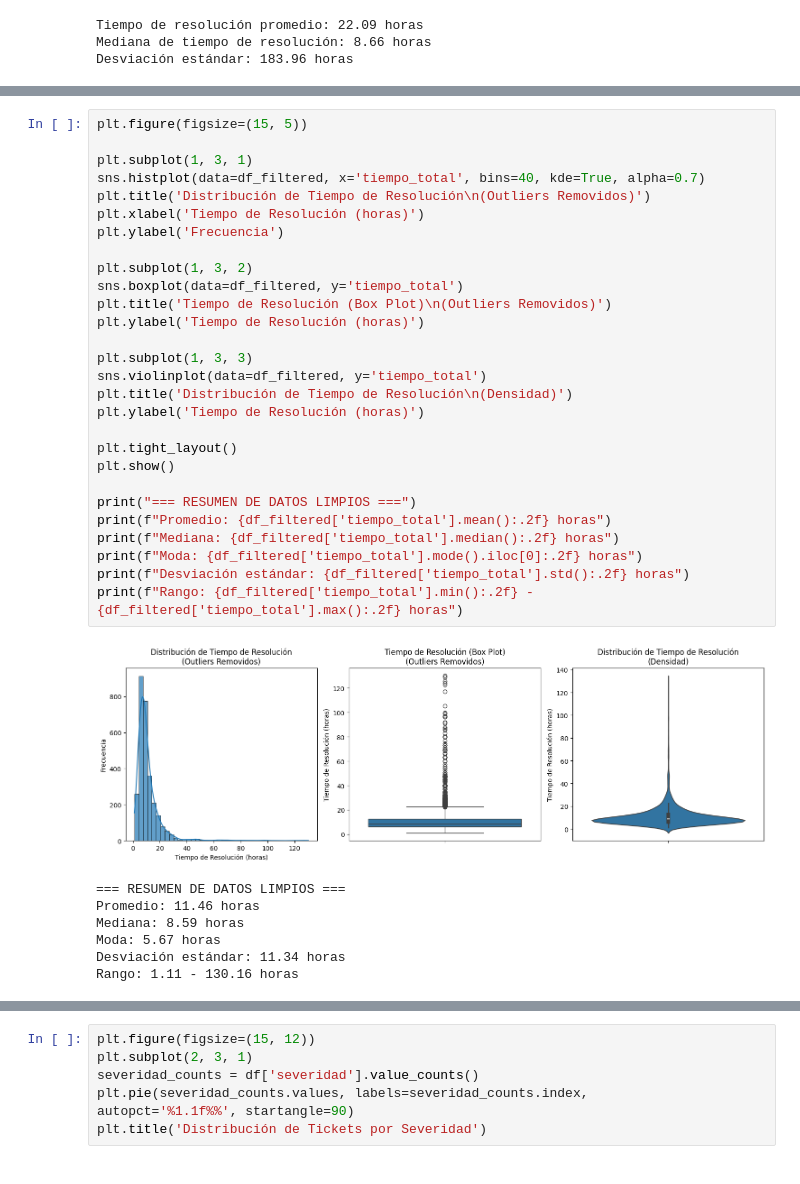
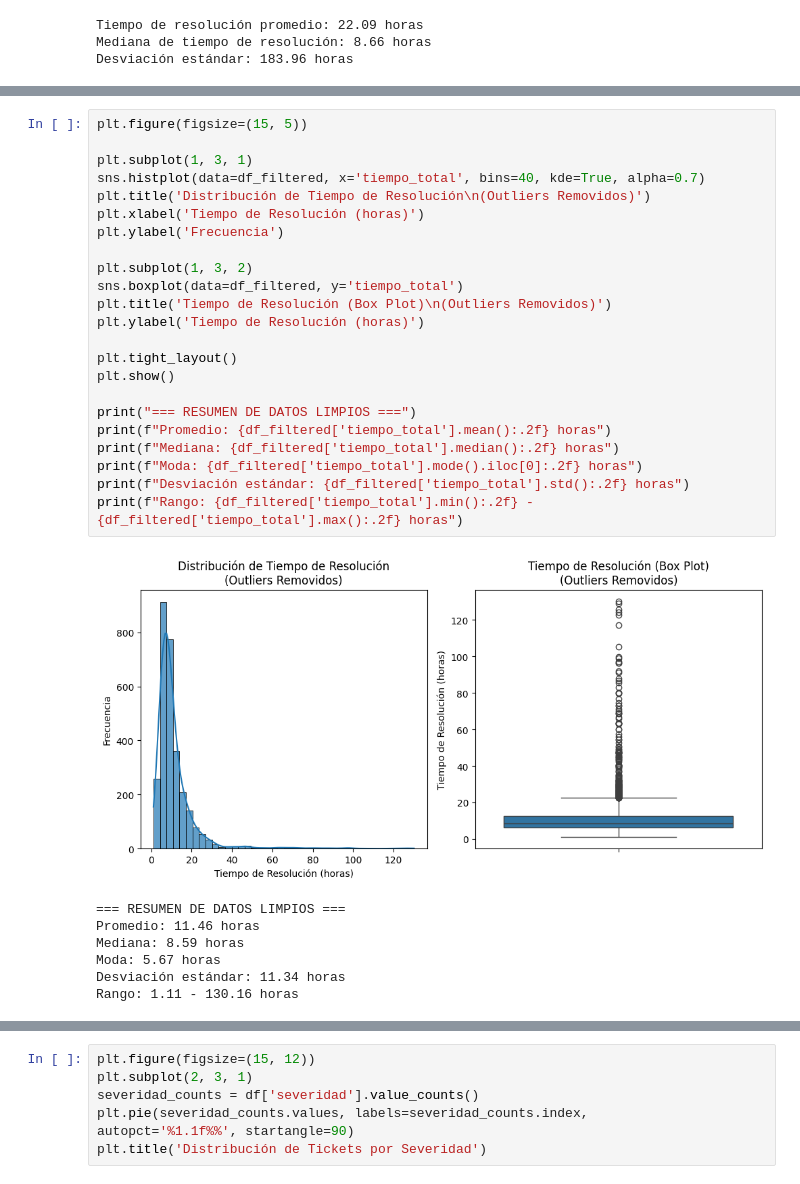
Before and after one commit to jorgecontrerasostos/claro-guatemala-data-analysis, a Jupyter notebook: scripts/eda.ipynb, the cells around one changed output, grey strips where cells are left out. Cells and saved outputs as stored; diff of their text form.

```diff
--- a/scripts/eda.ipynb
+++ b/scripts/eda.ipynb
@@ -214,33 +212,28 @@ Mediana: 8.66 horas
 # %%
 plt.figure(figsize=(15, 5))
 
 plt.subplot(1, 3, 1)
 sns.histplot(data=df_filtered, x='tiempo_total', bins=40, kde=True, alpha=0.7)
 plt.title('Distribución de Tiempo de Resolución\n(Outliers Removidos)')
 plt.xlabel('Tiempo de Resolución (horas)')
 plt.ylabel('Frecuencia')
 
 plt.subplot(1, 3, 2)
 sns.boxplot(data=df_filtered, y='tiempo_total')
 plt.title('Tiempo de Resolución (Box Plot)\n(Outliers Removidos)')
 plt.ylabel('Tiempo de Resolución (horas)')
 
-plt.subplot(1, 3, 3)
-sns.violinplot(data=df_filtered, y='tiempo_total')
-plt.title('Distribución de Tiempo de Resolución\n(Densidad)')
-plt.ylabel('Tiempo de Resolución (horas)')
-
 plt.tight_layout()
 plt.show()
 
 print("=== RESUMEN DE DATOS LIMPIOS ===")
 print(f"Promedio: {df_filtered['tiempo_total'].mean():.2f} horas")
 print(f"Mediana: {df_filtered['tiempo_total'].median():.2f} horas")
 print(f"Moda: {df_filtered['tiempo_total'].mode().iloc[0]:.2f} horas")
 print(f"Desviación estándar: {df_filtered['tiempo_total'].std():.2f} horas")
 print(f"Rango: {df_filtered['tiempo_total'].min():.2f} - {df_filtered['tiempo_total'].max():.2f} horas")
 # %% [output]
-[figure, old version]
+[figure, new version]
 === RESUMEN DE DATOS LIMPIOS ===
 Promedio: 11.46 horas
 Mediana: 8.59 horas
```
Also changed, not shown: parts of 5 cells of this notebook.
